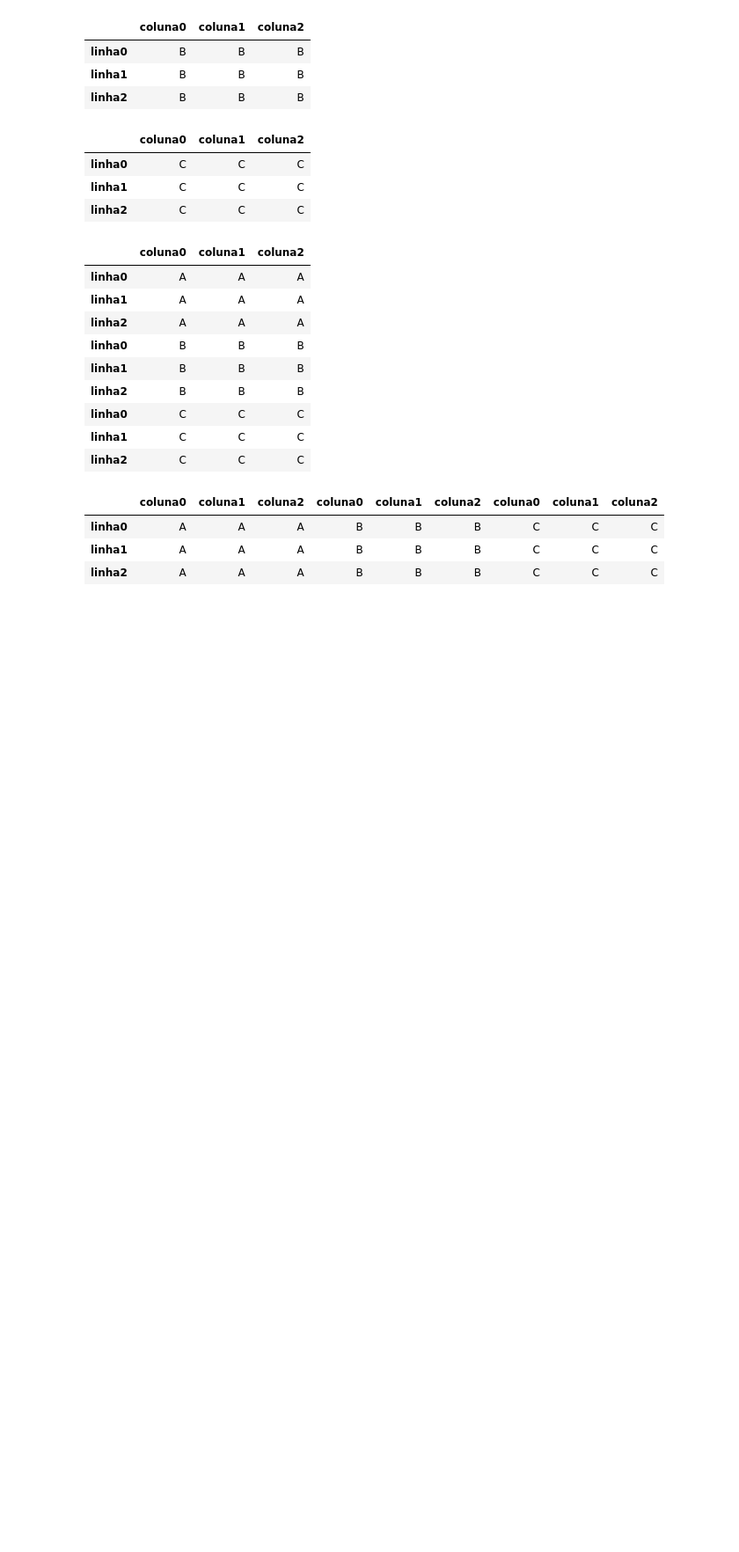
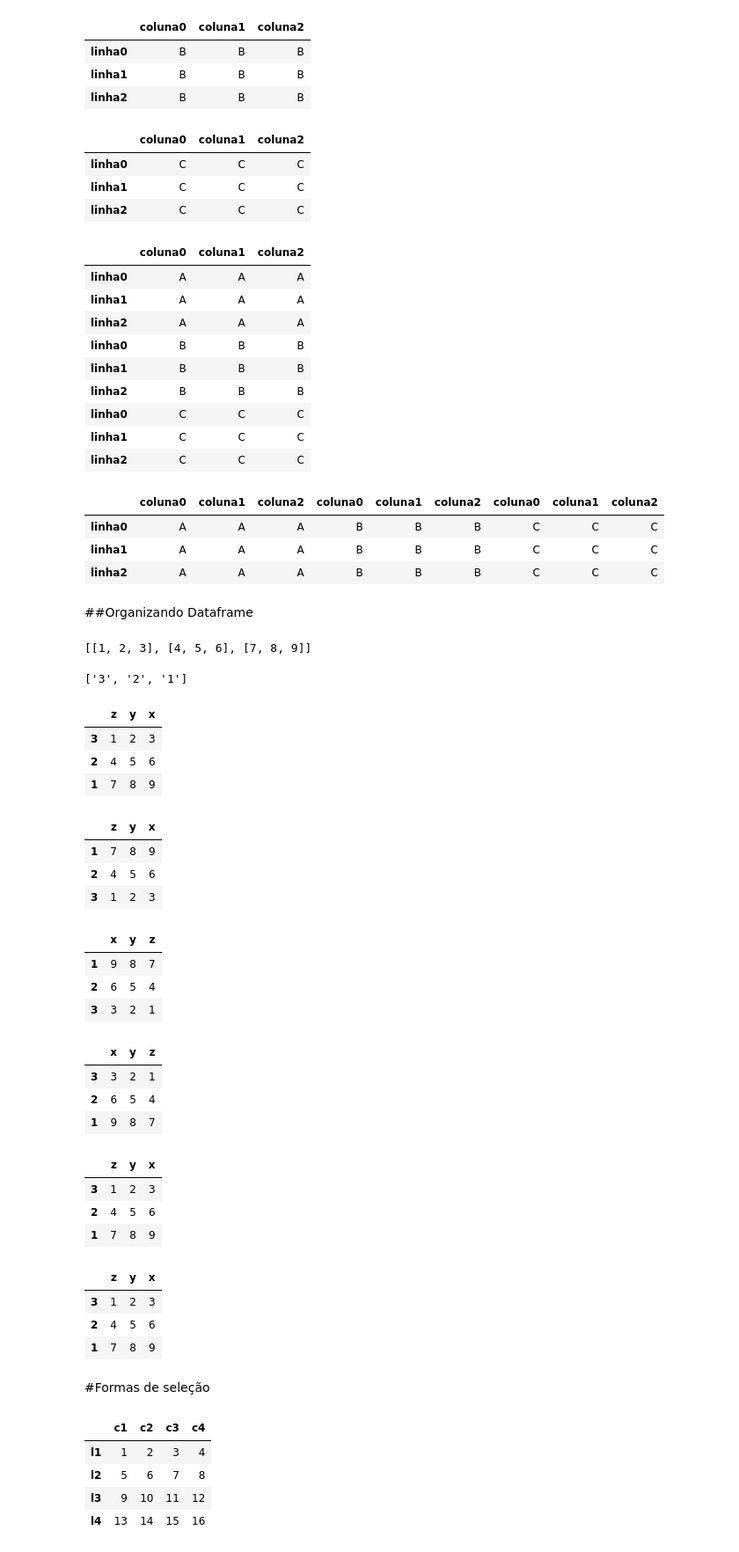
Before and after one commit to andrade-lcs/Data_Science_alura, a Jupyter notebook: pandas_alura_extra.ipynb, the cells around one changed output. Shown at 88% size. Cells and saved outputs as stored; diff of their text form; code cells hidden in the pictures; blank space fills up the shorter version.

```diff
--- a/pandas_alura_extra.ipynb
+++ b/pandas_alura_extra.ipynb
@@ -211,3 +215,77 @@ df4
 | linha0 | A | A | A | B | B | B | C | C | C |
 | linha1 | A | A | A | B | B | B | C | C | C |
 | linha2 | A | A | A | B | B | B | C | C | C |
+# %% [markdown]
+##Organizando Dataframe
+# %%
+data = [[1, 2, 3], [4, 5, 6], [7, 8, 9]]
+data
+# %% [output]
+[[1, 2, 3], [4, 5, 6], [7, 8, 9]]
+# %%
+list('321')
+# %% [output]
+['3', '2', '1']
+# %%
+df = pd.DataFrame(data, list('321'),  list('zyx'))
+df
+# %% [output]
+|  | z | y | x |
+| 3 | 1 | 2 | 3 |
+| 2 | 4 | 5 | 6 |
+| 1 | 7 | 8 | 9 |
+# %%
+df.sort_index(inplace=True)
+df
+# %% [output]
+|  | z | y | x |
+| 1 | 7 | 8 | 9 |
+| 2 | 4 | 5 | 6 |
+| 3 | 1 | 2 | 3 |
+# %%
+df.sort_index(inplace=True, axis=1)
+df
+# %% [output]
+|  | x | y | z |
+| 1 | 9 | 8 | 7 |
+| 2 | 6 | 5 | 4 |
+| 3 | 3 | 2 | 1 |
+# %%
+df.sort_values(by='x', inplace=True)
+df
+# %% [output]
+|  | x | y | z |
+| 3 | 3 | 2 | 1 |
+| 2 | 6 | 5 | 4 |
+| 1 | 9 | 8 | 7 |
+# %%
+df.sort_values(by='3', axis=1, inplace=True)
+df
+# %% [output]
+|  | z | y | x |
+| 3 | 1 | 2 | 3 |
+| 2 | 4 | 5 | 6 |
+| 1 | 7 | 8 | 9 |
+# %%
+df.sort_values(by=['x', 'y'], inplace=True)
+df
+# %% [output]
+|  | z | y | x |
+| 3 | 1 | 2 | 3 |
+| 2 | 4 | 5 | 6 |
+| 1 | 7 | 8 | 9 |
+# %% [markdown]
+#Formas de seleção
+# %%
+data = [(1, 2, 3, 4),
+        (5, 6, 7, 8),
+        (9, 10, 11, 12),
+        (13, 14, 15, 16)]
+df = pd.DataFrame(data, 'l1 l2 l3 l4'.split(), 'c1 c2 c3 c4'.split())
+df
+# %% [output]
+|  | c1 | c2 | c3 | c4 |
+| l1 | 1 | 2 | 3 | 4 |
+| l2 | 5 | 6 | 7 | 8 |
+| l3 | 9 | 10 | 11 | 12 |
+| l4 | 13 | 14 | 15 | 16 |
```
Also changed, not shown: parts of 14 cells of this notebook.
